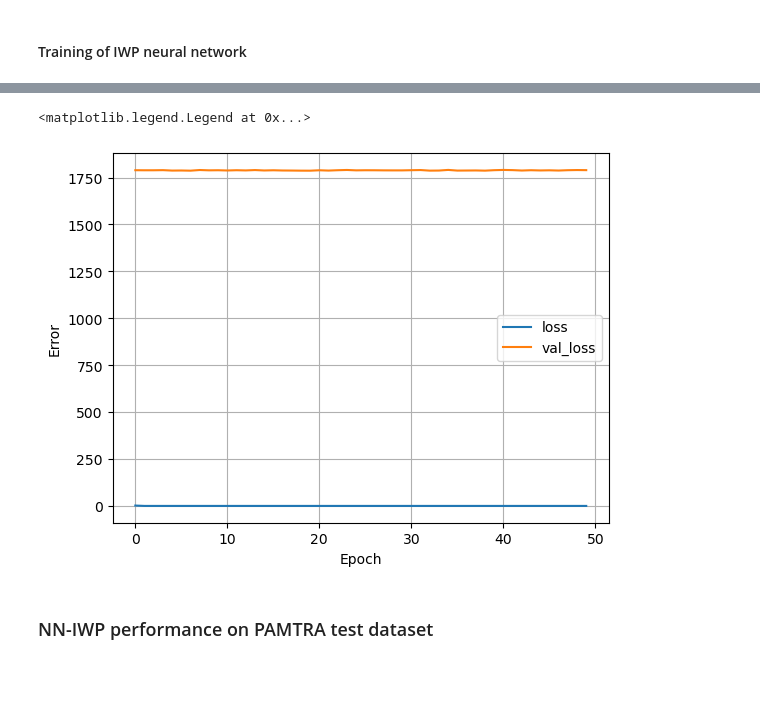
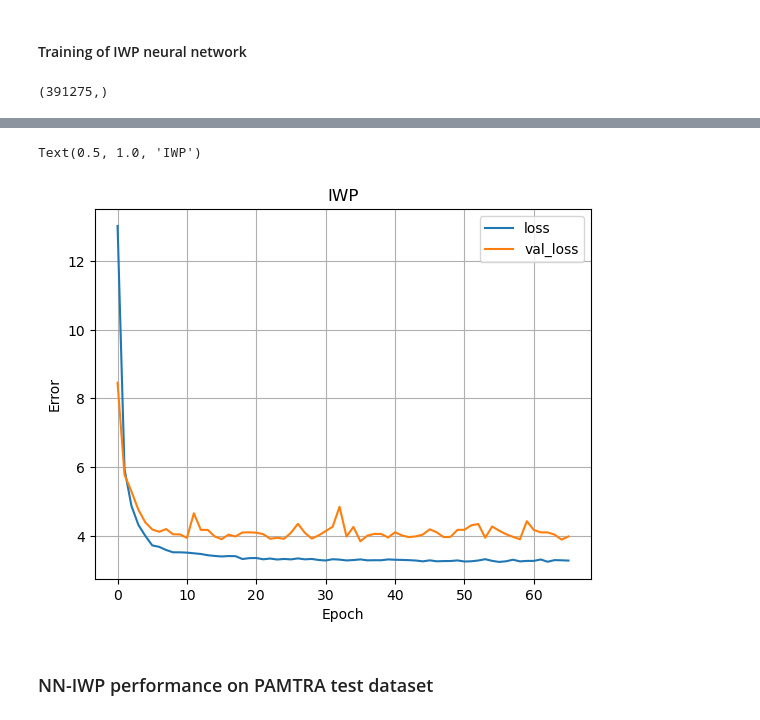
Before and after one commit to jani-be/NN_IWP_retrieval, a Jupyter notebook: NN_training_and_development/NN_development.ipynb, the cells around one changed output, grey strips where cells are left out. Drawn from its saved outputs; the diff is of its cells as text; code cells hidden in the pictures; blank space fills up the shorter version.

Commit message:
Retrieval training and aplication

```diff
--- a/NN_training_and_development/NN_development.ipynb
+++ b/NN_training_and_development/NN_development.ipynb
@@ -36 +39,5 @@ To enable the following instructions: SSE4.1 SSE4.2 AVX AVX2 FMA, in other opera
+# %%
+flight_levels =[11400,12650,13000,13250,13600,13850,14450,15000	]
+altitude = 15000 #from prep-for-NN-training.py script
+name_pamtra_run = "cells_025x025_2h"#"all_area_1000th_cell" #
 # %%
@@ -55,14 +72,6 @@ IWV = IWV[~np.isnan(TBs).any(axis=1)]
 if np.count_nonzero(np.isnan(TBs)) > 0:
     print("NaN values in Brightnesstemperature array. This may influence the rest of the Retrievaldeveloment, as they are not being filtered.")
 # %%
-# set IWP values below 1gm2 to zero #TODO check what this means in tropics eg literature, histograms
-#IWP[IWP<1.]=0.
-#Das würde fast alle IWPs auf 0 setzen, da:
-plt.plot(IWP,'x')
-plt.show()
-#check how different the subsets are:
-x=np.arange(0,TB_input_vector.shape[0]+1,TB_input_vector.shape[0]/len(t_steps))
-plt.plot(LWP,'x')
-plt.plot(x,np.zeros_like(x),'o')
-plt.show()
-t_steps
+# set IWP values below 1gm2 to zero #TODO check what this means in tropics eg literature, histograms Because Icon has nearly no true zeroes
+IWP[IWP<1]=0.
+LWP[LWP<1]=0.
@@ -162,0 +233,14 @@ TBs_validate_scaled = standardize_nn_input_data_v2(validate_TB,mu=mu_train,sigma
+# %%
+train, test_TB, validate = splitting_in_train_test_validate(TB_input_vector,t_steps,slices_train,slices_validate,slices_test)
+train_TB=np.concatenate([train,validate])
+train_IWP, test_IWP, validate_IWP = splitting_in_train_test_validate(IWP,t_steps,slices_train,slices_validate,slices_test)
+train_IWP=np.concatenate([train_IWP,validate_IWP])
+
+TBs_train_scaled, mu_train, sigma_train = standardize_nn_training_data(train_TB)
+TBs_test_scaled = standardize_nn_input_data_v2(test_TB,mu=mu_train,sigma=sigma_train)
+TBs_validate_scaled = standardize_nn_input_data_v2(validate_TB,mu=mu_train,sigma=sigma_train)
+
+variable= "IWP" # "LWP" # "IWV" #
+train_hyd =train_IWP #Hyd to train
+test_hyd=test_IWP # Hyd to test
+validate_hyd=validate_IWP
@@ -211,16 +299,20 @@ Model: "sequential_2"
  Non-trainable params: 0 (0.00 B)
 # %% [markdown]
 #### Training of IWP neural network
+# %%
+np.sqrt(train_hyd).shape
+# %% [output]
+(391275,)
 # %%
 %%time
 
-train_hyd =train_IWV #Hyd to train
-test_hyd=test_IWV # Hyd to test
-validate_hyd=validate_IWV
+train_hyd =train_IWP #Hyd to train
+test_hyd=test_IWP # Hyd to test
+validate_hyd=validate_IWP
 history = dnn_model_iwp.fit(
-    #TBs_train_scaled, np.sqrt(train_hyd),
+    TBs_train_scaled, np.sqrt(train_hyd),
     validation_split=0.2,
-    validation_data=(TBs_validate_scaled,validate_hyd),#new
+    #validation_data=(TBs_validate_scaled,validate_hyd),#new
     verbose=0,
     epochs=EPOCHS,
     batch_size=BATCH_SIZE,
@@ -237,6 +329,7 @@ plt.xlabel('Epoch')
 plt.ylabel('Error')
 plt.grid(True)
 plt.legend()
+plt.title(variable)
 
 #plt.savefig('/home/u/u301238/master_thesis/plots/NN/NN_IWP_training_error_loss_24-32-1.jpg',bbox_inches='tight',dpi=200)
 # %% [output]
@@ -245,5 +338,5 @@ Wall time: 48.4 s
-<matplotlib.legend.Legend at 0x...>
+Text(0.5, 1.0, 'IWP')
-[figure, old version]
+[figure, new version]
 # %% [markdown]
 ### NN-IWP performance on PAMTRA test dataset
 # %%
```
Also changed, not shown: parts of 92 cells of this notebook, 1 other file.
